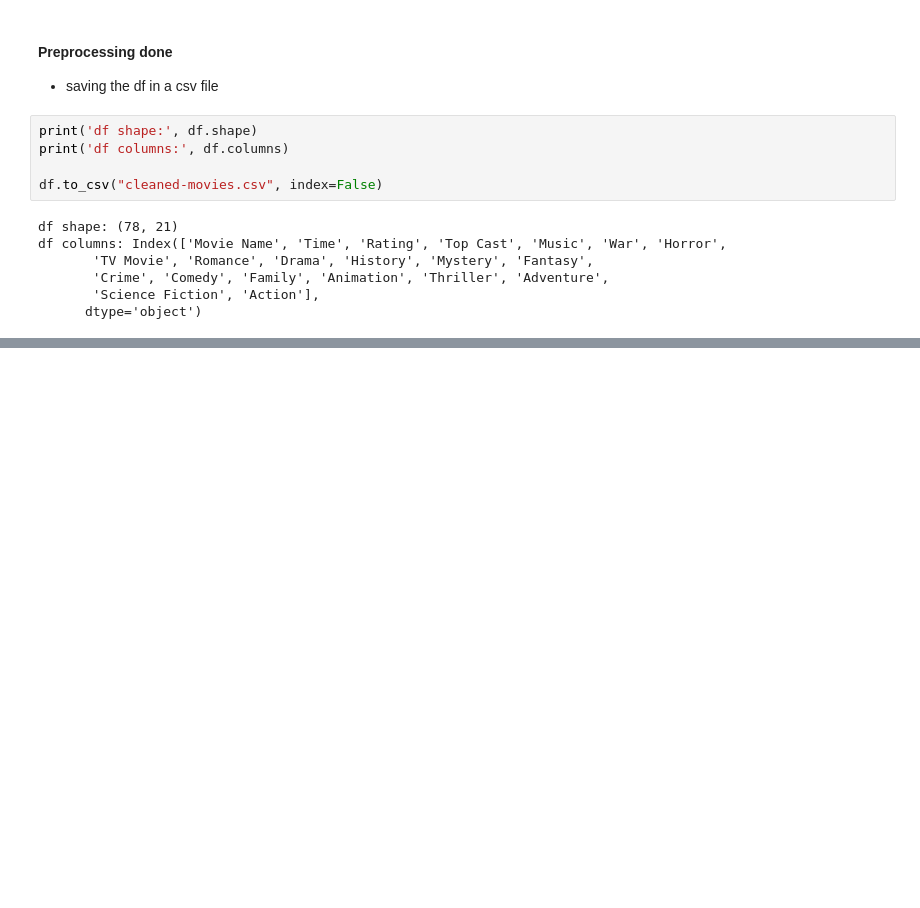
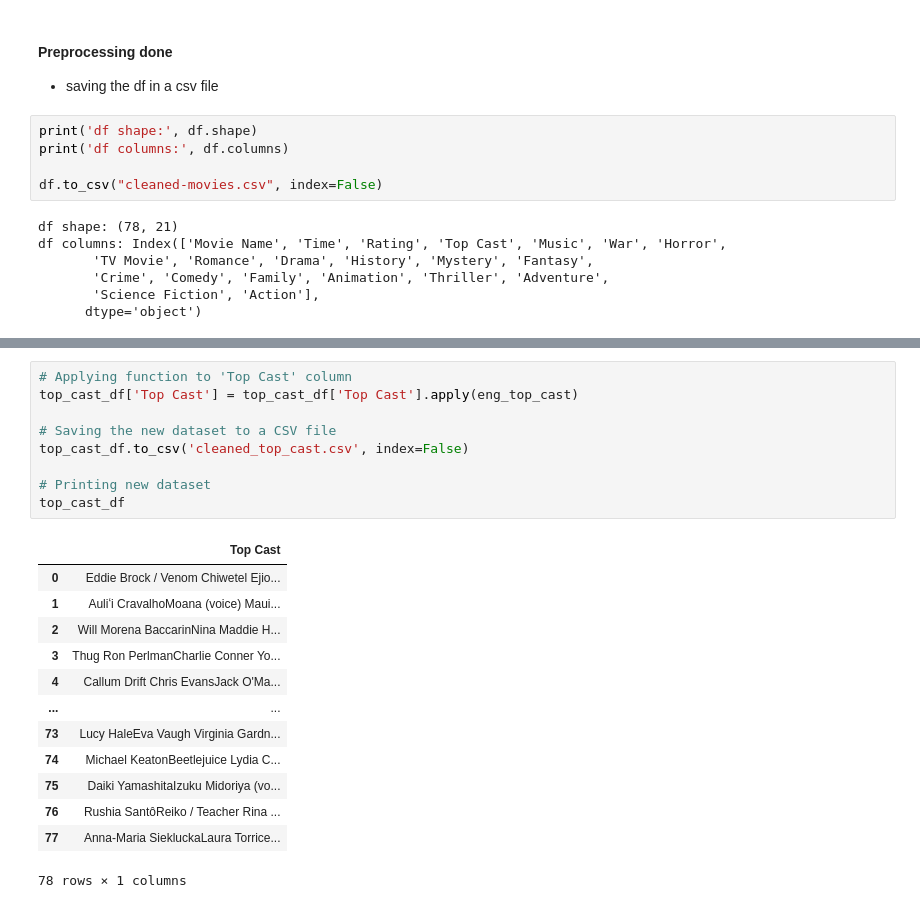
Before and after one commit to Luqmaan-Shaikh/Movie-Recommend, a Jupyter notebook: preprocessing/preprocessing.ipynb, the cells around one changed output, grey strips where cells are left out. Cells and saved outputs as stored; diff of their text form; blank space fills up the shorter version.

```diff
--- a/preprocessing/preprocessing.ipynb
+++ b/preprocessing/preprocessing.ipynb
@@ -297,0 +323,23 @@ df columns: Index(['Movie Name', 'Time', 'Rating', 'Top Cast', 'Music', 'War', '
+# %%
+# Applying function to 'Top Cast' column
+top_cast_df['Top Cast'] = top_cast_df['Top Cast'].apply(eng_top_cast)
+
+# Saving the new dataset to a CSV file
+top_cast_df.to_csv('cleaned_top_cast.csv', index=False)
+
+# Printing new dataset
+top_cast_df
+# %% [output]
+|  | Top Cast |
+| 0 | Eddie Brock / Venom Chiwetel Ejio... |
+| 1 | Auliʻi CravalhoMoana (voice) Maui... |
+| 2 | Will Morena BaccarinNina Maddie H... |
+| 3 | Thug Ron PerlmanCharlie Conner Yo... |
+| 4 | Callum Drift Chris EvansJack O'Ma... |
+| ... | ... |
+| 73 | Lucy HaleEva Vaugh Virginia Gardn... |
+| 74 | Michael KeatonBeetlejuice Lydia C... |
+| 75 | Daiki YamashitaIzuku Midoriya (vo... |
+| 76 | Rushia SantôReiko / Teacher Rina ... |
+| 77 | Anna-Maria SiekluckaLaura Torrice... |
+78 rows × 1 columns
```
Also changed, not shown: parts of 13 cells of this notebook, 3 other files.
